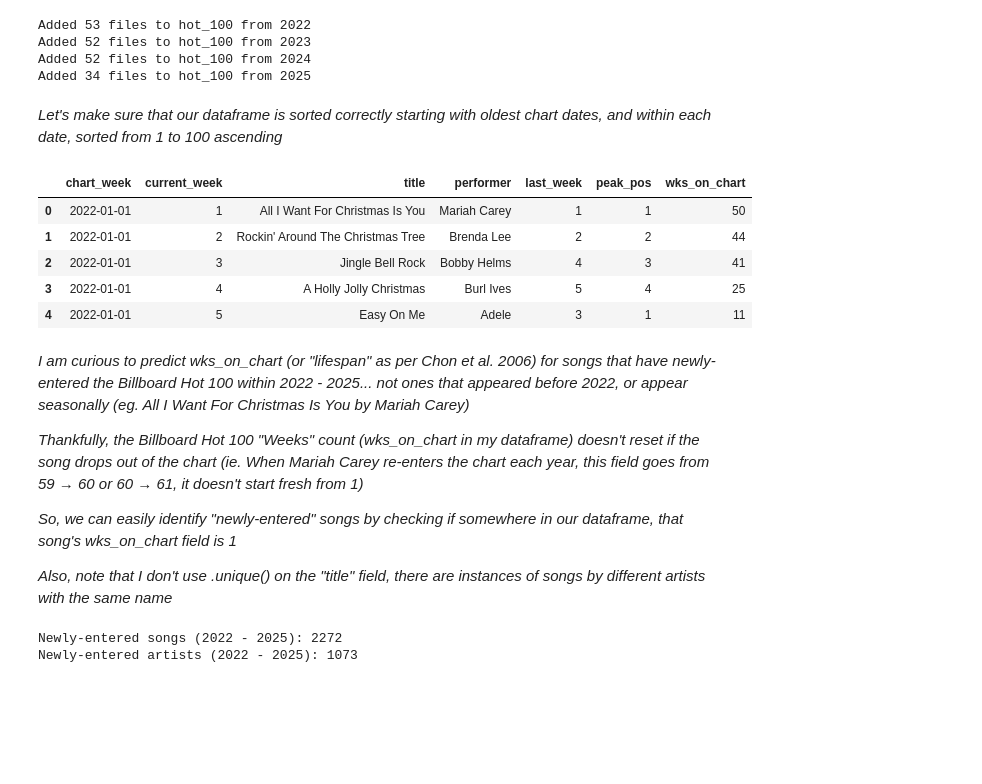
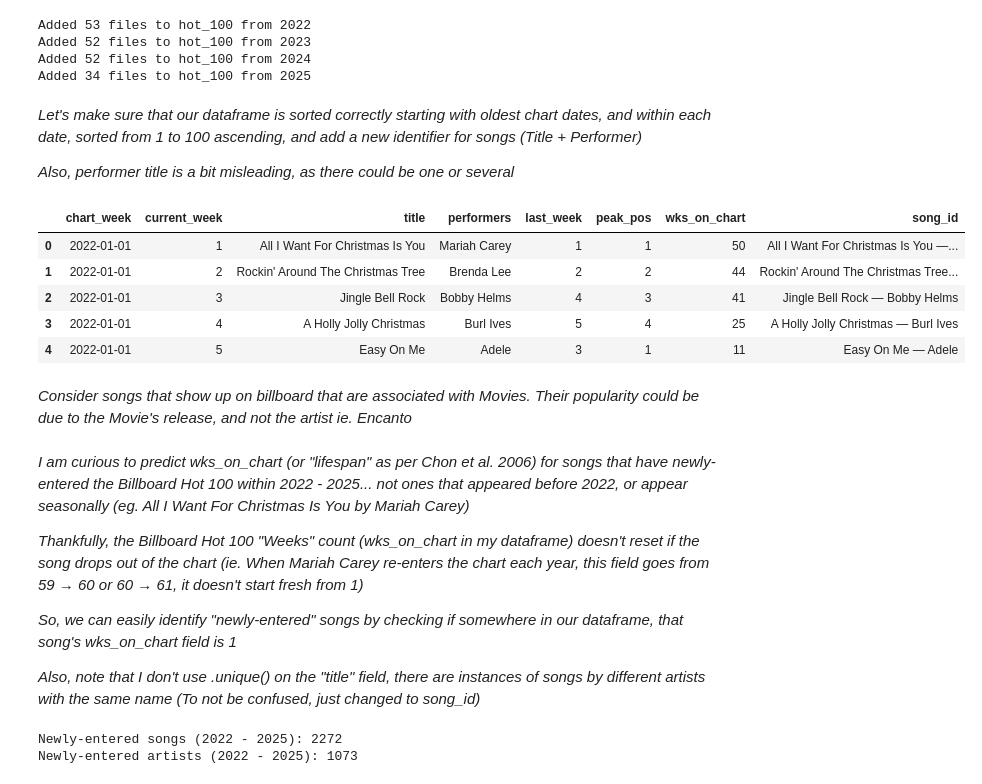
Before and after one commit to tom4sg/DURF, a Jupyter notebook: data_processing.ipynb, the cells around one changed output. Cells and saved outputs as stored; diff of their text form; code cells hidden in the pictures; blank space fills up the shorter version.

```diff
--- a/data_processing.ipynb
+++ b/data_processing.ipynb
@@ -14,9 +14,9 @@ for year in years:
 
     file_count = 0
 
-    for file in os.listdir(f"chart_data/hot-100/{year}"):
+    for file in os.listdir(f"data/raw_data/hot-100/{year}"):
 
-        total_hot_100 = pd.concat([total_hot_100, pd.read_csv(f"chart_data/hot-100/{year}/{file}")])
+        total_hot_100 = pd.concat([total_hot_100, pd.read_csv(f"data/raw_data/hot-100/{year}/{file}")])
         file_count += 1
 
     print(f"Added {file_count} files to hot_100 from {year}")
@@ -26,17 +26,23 @@ Added 52 files to hot_100 from 2023
 Added 52 files to hot_100 from 2024
 Added 34 files to hot_100 from 2025
 # %% [markdown]
-*Let's make sure that our dataframe is sorted correctly starting with oldest chart dates, and within each date, sorted from 1 to 100 ascending*
+*Let's make sure that our dataframe is sorted correctly starting with oldest chart dates, and within each date, sorted from 1 to 100 ascending, and add a new identifier for songs (Title + Performer)*
+
+*Also, performer title is a bit misleading, as there could be one or several*
 # %%
 total_hot_100 = total_hot_100.sort_values(by=["chart_week", "current_week"], ascending=[True, True])
+total_hot_100["song_id"] = total_hot_100["title"].str.strip() + " — " + total_hot_100["performer"].str.strip()
+total_hot_100.rename(columns={"performer": "performers"}, inplace=True)
 total_hot_100.head()
 # %% [output]
-|  | chart_week | current_week | title | performer | last_week | peak_pos | wks_on_chart |
-| 0 | 2022-01-01 | 1 | All I Want For Christmas Is You | Mariah Carey | 1 | 1 | 50 |
-| 1 | 2022-01-01 | 2 | Rockin' Around The Christmas Tree | Brenda Lee | 2 | 2 | 44 |
-| 2 | 2022-01-01 | 3 | Jingle Bell Rock | Bobby Helms | 4 | 3 | 41 |
-| 3 | 2022-01-01 | 4 | A Holly Jolly Christmas | Burl Ives | 5 | 4 | 25 |
-| 4 | 2022-01-01 | 5 | Easy On Me | Adele | 3 | 1 | 11 |
+|  | chart_week | current_week | title | performers | last_week | peak_pos | wks_on_chart | song_id |
+| 0 | 2022-01-01 | 1 | All I Want For Christmas Is You | Mariah Carey | 1 | 1 | 50 | All I Want For Christmas Is You —... |
+| 1 | 2022-01-01 | 2 | Rockin' Around The Christmas Tree | Brenda Lee | 2 | 2 | 44 | Rockin' Around The Christmas Tree... |
+| 2 | 2022-01-01 | 3 | Jingle Bell Rock | Bobby Helms | 4 | 3 | 41 | Jingle Bell Rock — Bobby Helms |
+| 3 | 2022-01-01 | 4 | A Holly Jolly Christmas | Burl Ives | 5 | 4 | 25 | A Holly Jolly Christmas — Burl Ives |
+| 4 | 2022-01-01 | 5 | Easy On Me | Adele | 3 | 1 | 11 | Easy On Me — Adele |
+# %% [markdown]
+*Consider songs that show up on billboard that are associated with Movies. Their popularity could be due to the Movie's release, and not the artist ie. Encanto*
 # %% [markdown]
 *I am curious to predict wks_on_chart (or "lifespan" as per Chon et al. 2006) for songs that have newly-entered the Billboard Hot 100 within 2022 - 2025... not ones that appeared before 2022, or appear seasonally*
 *(eg. All I Want For Christmas Is You by Mariah Carey)*
@@ -46,5 +52,5 @@ total_hot_100.head()
 
 *So, we can easily identify "newly-entered" songs by checking if somewhere in our dataframe, that song's wks_on_chart field is 1*
 
-*Also, note that I don't use .unique() on the "title" field, there are instances of songs by different artists with the same name*
+*Also, note that I don't use .unique() on the "title" field, there are instances of songs by different artists with the same name (To not be confused, just changed to song_id)*
 # %%
```
Also changed, not shown: parts of 12 cells of this notebook, 2 other files.
